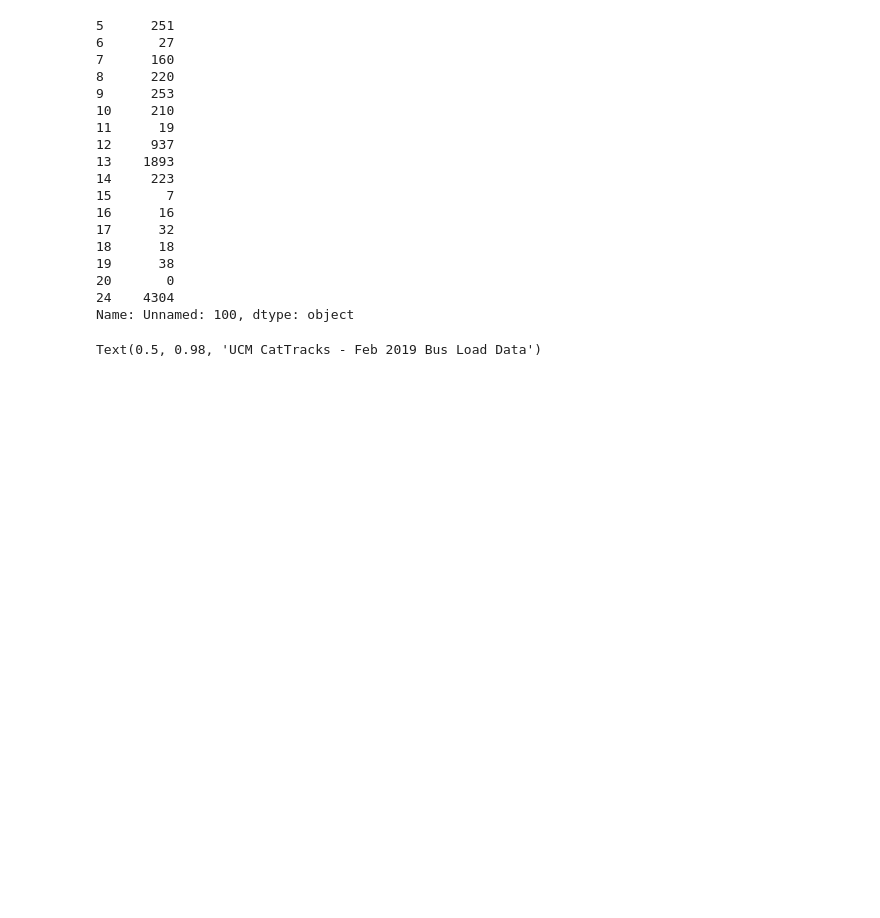
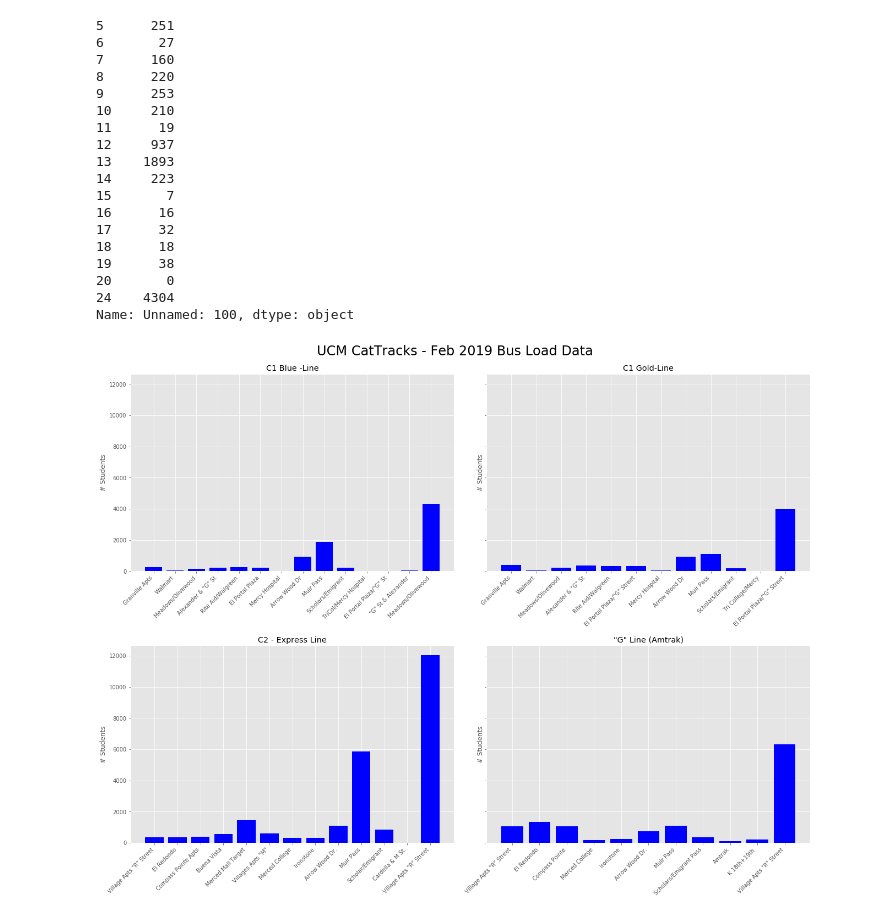
Before and after one commit to nlt-python/UCM_CatTracks_Simulator, a Jupyter notebook: load_and_eda.ipynb, the cells around one changed output. Drawn from its saved outputs; the diff is of its cells as text; code cells hidden in the pictures; blank space fills up the shorter version.

Commit message:
preliminary graphing

```diff
--- a/load_and_eda.ipynb
+++ b/load_and_eda.ipynb
@@ -68,0 +56,8 @@ print(type(g_line))
+# %%
+# Will revisit G-Line later
+# use_sheets = ['C1 BLUE', 'C1-GOLD', 'C2 - EXPRESS', 'G-Line']
+# df_names = ['c1_blue', 'c1_gold', 'c2_exp', 'g_line']
+
+use_sheets = ['C1 BLUE', 'C1-GOLD', 'C2 - EXPRESS']
+feb_df_names = ['feb_c1_blue', 'feb_c1_gold', 'feb_c2_exp']
+oct_df_names = ['oct_c1_blue', 'oct_c1_gold', 'oct_c2_exp']
@@ -103,0 +114,22 @@ g_line = g_line.drop(columns=['Unnamed: 117'])
+# %%
+# Columns labeled 'Unnamed: 123' contains Nan in first row. All other values in that column = 0
+# No viable data. Remove columns
+
+feb_c2e = feb_c2e.drop(columns=['Unnamed: 123'])
+oct_c2e = oct_c2e.drop(columns=['Unnamed: 123'])
+
+# feb_c2e, oct_c2e
+# %%
+# Use similar brute force process to slice G-line data:
+# Don't forget to load the spreadsheet first.
+
+file1 = '219-CATTRACKS Fall 2019- February Billing.xlsx'
+file2 = 'CATTRACKS Fall 2018- October Billing.xlsx'
+
+feb_g_line = pd.read_excel(file1, 'G-Line')
+oct_g_line = pd.read_excel(file2, 'G-Line')
+
+feb_g = feb_g_line.iloc[4:17, 101:119]
+oct_g = oct_g_line.iloc[4:17, 91:107]
+
+# feb_g, oct_g
@@ -103,0 +151,5 @@ g_line = g_line.drop(columns=['Unnamed: 117'])
+# %%
+# Columns labelled Unnamed: 117 and Unnamed: 105 do not contain data. Remove them
+feb_g = feb_g.drop(columns=['Unnamed: 117'])
+oct_g = oct_g.drop(columns=['Unnamed: 105'])
+feb_g, oct_g
@@ -144,18 +214,16 @@ Name: Unnamed: 86, dtype: object
 24    4304
 Name: Unnamed: 100, dtype: object
 # %%
-dfs_lst = [c1_blue, c1_gold, c2_exp, g_line]
-c1_blue.iloc[1:, 0]
-c1_blue.iloc[1:, -1]
+feb_dfs = [feb_c1b, feb_c1g, feb_c2e, feb_g]
 
 fig, axs = plt.subplots(2,2, figsize = (18,14), sharey=True, constrained_layout=True)
 for i, ax in enumerate(axs.flat):
-    ax.bar(dfs_lst[i].iloc[1:, 0], dfs_lst[i].iloc[1:, -1])
-    ax.set_xticklabels(labels=dfs_lst[i].iloc[1:, 0], rotation=45, ha='right')
-    ax.set_title(dfs_lst[i].iloc[0,0])
+    ax.bar(feb_dfs[i].iloc[1:, 0], feb_dfs[i].iloc[1:, -1], color='blue')
+    ax.set_xticklabels(labels=feb_dfs[i].iloc[1:, 0], rotation=45, ha='right')
+    ax.set_title(feb_dfs[i].iloc[0,0])
     ax.set_ylabel('# Students')
 
 fig.suptitle('UCM CatTracks - Feb 2019 Bus Load Data', fontsize=24)
 # fig.savefig('2019-feb-plot.png')
 # %% [output]
-Text(0.5, 0.98, 'UCM CatTracks - Feb 2019 Bus Load Data')
+[figure, added]
```
Also changed, not shown: parts of 24 cells of this notebook, 2 other files.
